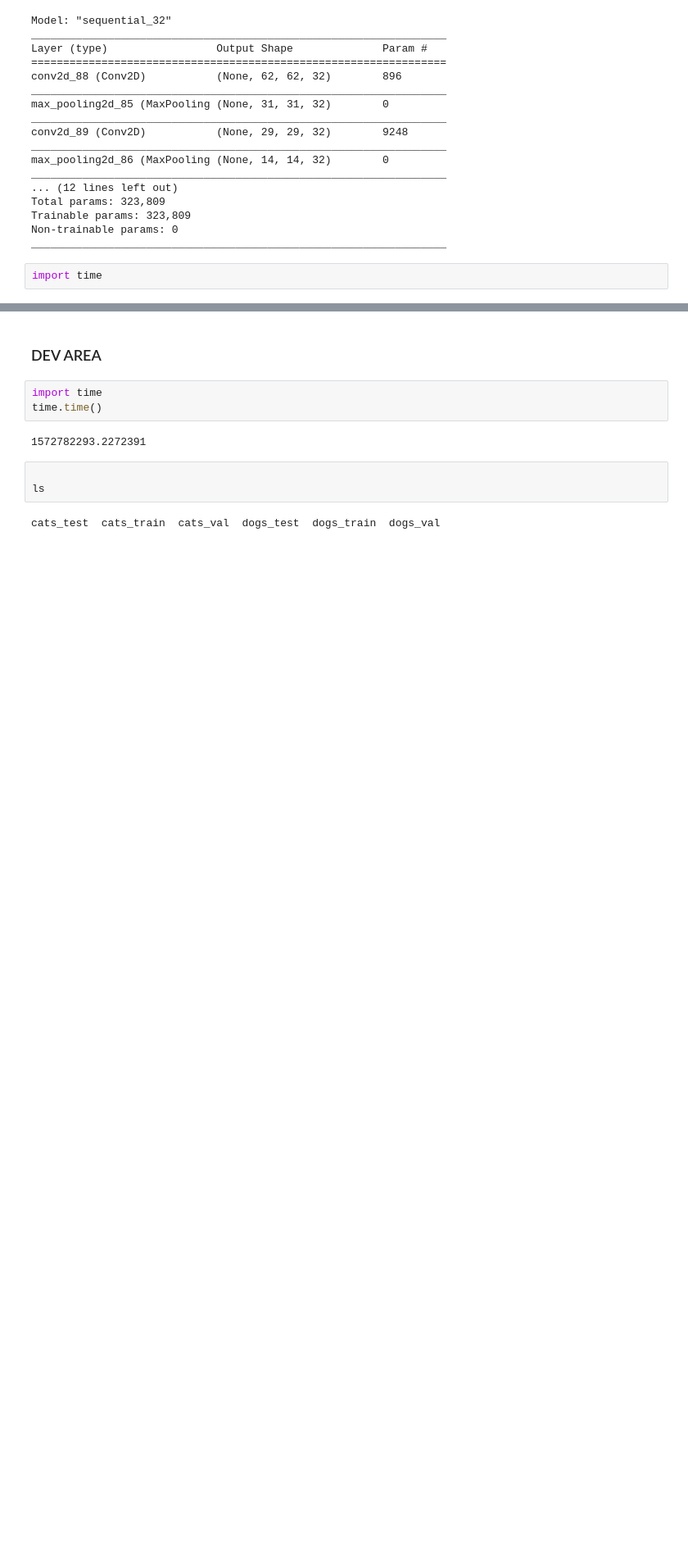
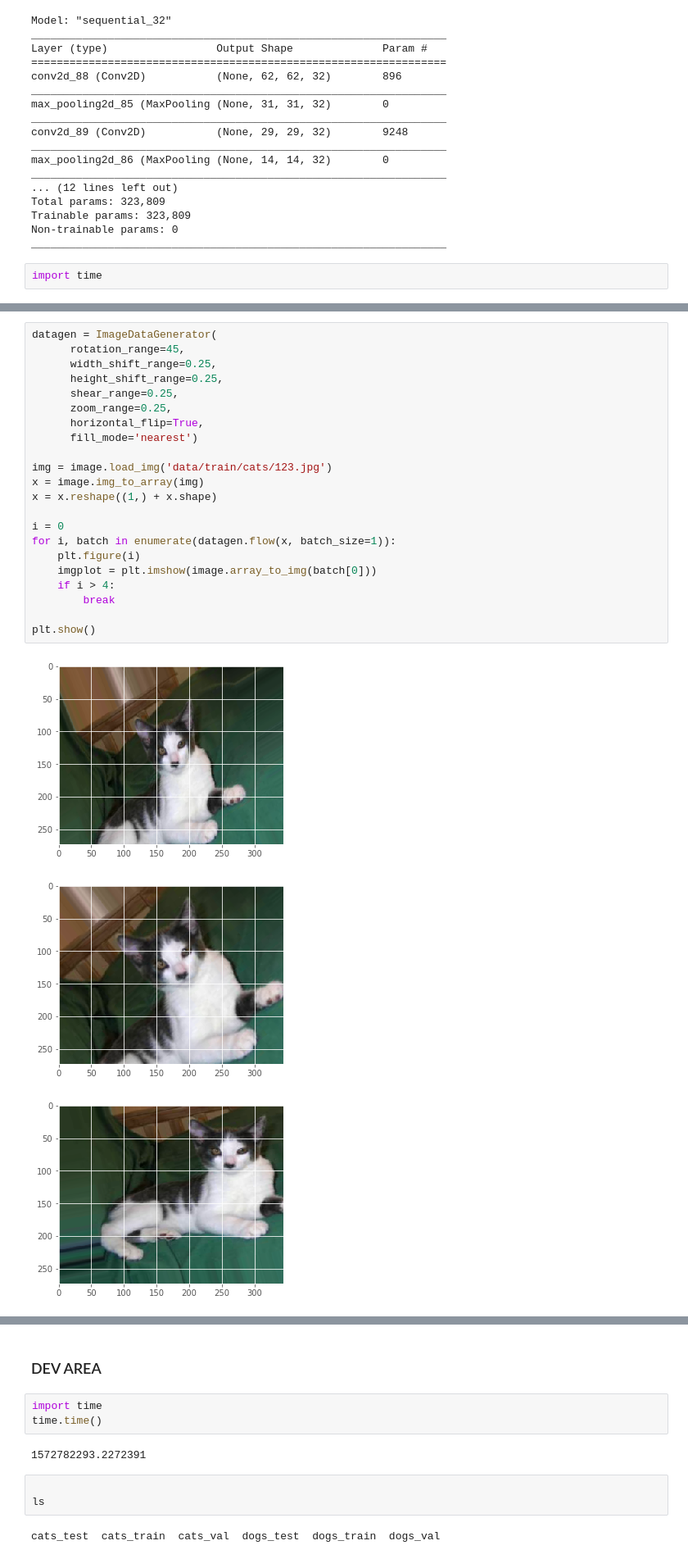
Before and after one commit to rdgreene/CNN-Workshop, a Jupyter notebook: CNN_Workshop.ipynb, the cells around one changed output, grey strips where cells are left out. Shown at 82% size. Saved outputs shown, nothing was run; the diff lists cells and outputs as text; blank space fills up the shorter version.

```diff
--- a/CNN_Workshop.ipynb
+++ b/CNN_Workshop.ipynb
@@ -144,0 +146,26 @@ plt.show()
+# %%
+datagen = ImageDataGenerator(
+      rotation_range=45,
+      width_shift_range=0.25,
+      height_shift_range=0.25,
+      shear_range=0.25,
+      zoom_range=0.25,
+      horizontal_flip=True,
+      fill_mode='nearest')
+
+img = image.load_img('data/train/cats/123.jpg')
+x = image.img_to_array(img)
+x = x.reshape((1,) + x.shape)
+
+i = 0
+for i, batch in enumerate(datagen.flow(x, batch_size=1)):
+    plt.figure(i)
+    imgplot = plt.imshow(image.array_to_img(batch[0]))
+    if i > 4:
+        break
+
+plt.show()
+# %% [output]
+[figure, added]
+[figure, added]
+[figure, added]
```
Also changed, not shown: parts of 5 cells of this notebook.
